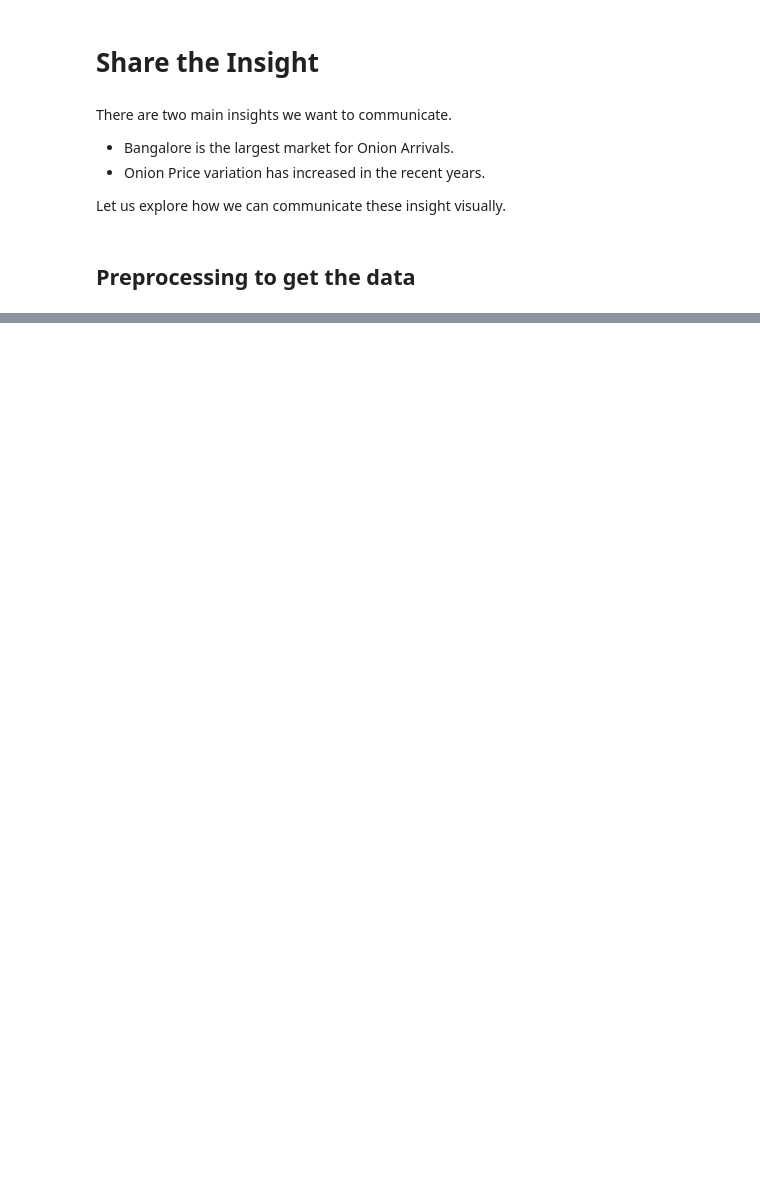
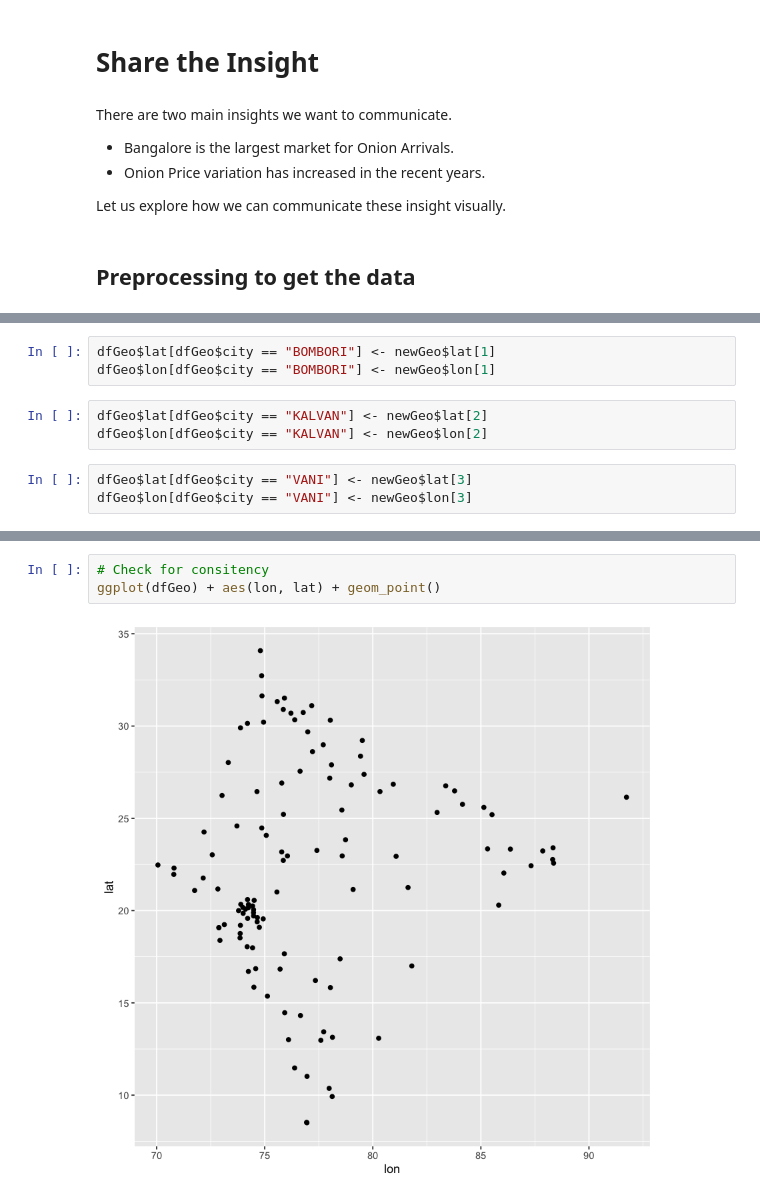
Before and after one commit to unnati-xyz/intro-R-data-science, a Jupyter notebook: onion/6-Insight.ipynb, the cells around one changed output, grey strips where cells are left out. Drawn from its saved outputs; the diff is of its cells as text; blank space fills up the shorter version.

```diff
--- a/onion/6-Insight.ipynb
+++ b/onion/6-Insight.ipynb
@@ -81,0 +173,9 @@ dfCityGeo.plot(kind = 'scatter', x = 'lon', y = 'lat', s = dfCityGeo.quantity/10
+# %%
+dfGeo$lat[dfGeo$city == "BOMBORI"] <- newGeo$lat[1]
+dfGeo$lon[dfGeo$city == "BOMBORI"] <- newGeo$lon[1]
+# %%
+dfGeo$lat[dfGeo$city == "KALVAN"] <- newGeo$lat[2]
+dfGeo$lon[dfGeo$city == "KALVAN"] <- newGeo$lon[2]
+# %%
+dfGeo$lat[dfGeo$city == "VANI"] <- newGeo$lat[3]
+dfGeo$lon[dfGeo$city == "VANI"] <- newGeo$lon[3]
@@ -81,0 +187,5 @@ dfCityGeo.plot(kind = 'scatter', x = 'lon', y = 'lat', s = dfCityGeo.quantity/10
+# %%
+# Check for consitency
+ggplot(dfGeo) + aes(lon, lat) + geom_point()
+# %% [output]
+[figure, added]
```
Also changed, not shown: parts of 49 cells of this notebook, 2 other files.
